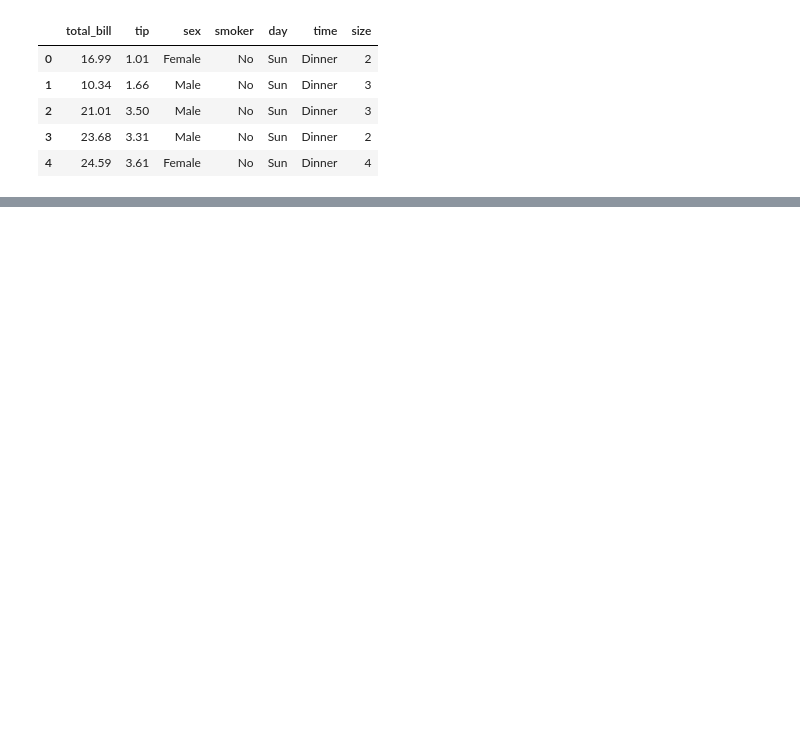
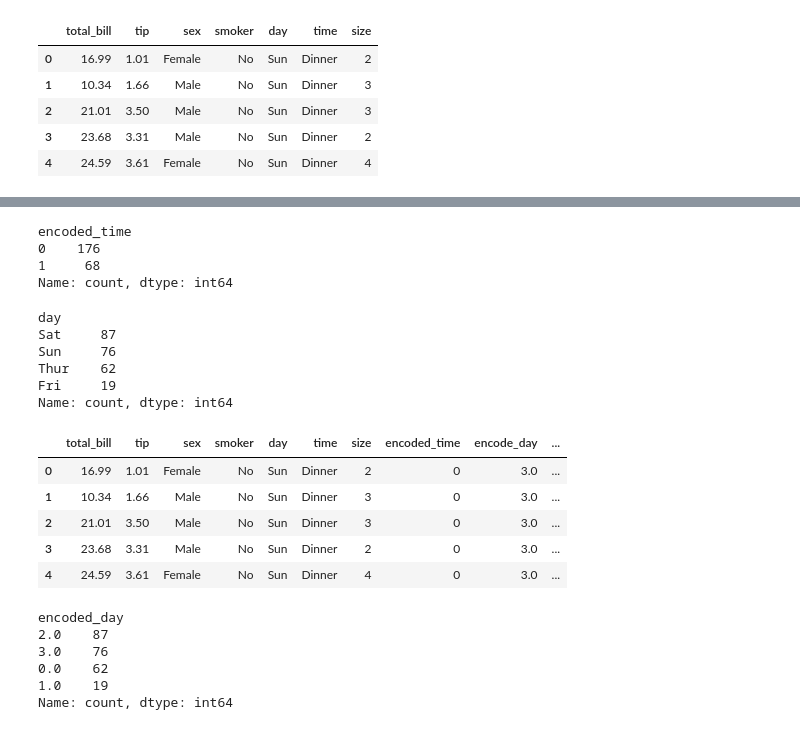
Before and after one commit to iamabutalha/Fun_Learning_ML, a Jupyter notebook: encoding.ipynb, the cells around one changed output, grey strips where cells are left out. Drawn from its saved outputs; the diff is of its cells as text; code cells hidden in the pictures; blank space fills up the shorter version.

```diff
--- a/encoding.ipynb
+++ b/encoding.ipynb
@@ -16,0 +24,6 @@ df.head()
+# %%
+# encoding time with sklearn
+from sklearn.preprocessing import LabelEncoder, OneHotEncoder,OrdinalEncoder
+le = LabelEncoder()
+df['encoded_time'] = le.fit_transform(df['time'])
+df.head()
@@ -16,0 +37,37 @@ df.head()
+# %%
+df['encoded_time'].value_counts()
+# %% [output]
+encoded_time
+0    176
+1     68
+Name: count, dtype: int64
+# %%
+df['day'].value_counts()
+# %% [output]
+day
+Sat     87
+Sun     76
+Thur    62
+Fri     19
+Name: count, dtype: int64
+# %%
+# ordianl encoding days
+oe = OrdinalEncoder(categories=[['Thur', 'Fri', 'Sat', 'Sun']])
+df['encoded_day'] = oe.fit_transform(df[['day']])
+df.head()
+# %% [output]
+|  | total_bill | tip | sex | smoker | day | time | size | encoded_time | encode_day | ... |
+| 0 | 16.99 | 1.01 | Female | No | Sun | Dinner | 2 | 0 | 3.0 | ... |
+| 1 | 10.34 | 1.66 | Male | No | Sun | Dinner | 3 | 0 | 3.0 | ... |
+| 2 | 21.01 | 3.50 | Male | No | Sun | Dinner | 3 | 0 | 3.0 | ... |
+| 3 | 23.68 | 3.31 | Male | No | Sun | Dinner | 2 | 0 | 3.0 | ... |
+| 4 | 24.59 | 3.61 | Female | No | Sun | Dinner | 4 | 0 | 3.0 | ... |
+# %%
+df['encoded_day'].value_counts()
+# %% [output]
+encoded_day
+2.0    87
+3.0    76
+0.0    62
+1.0    19
+Name: count, dtype: int64
```
Also changed, not shown: parts of 12 cells of this notebook, 3 other files.
